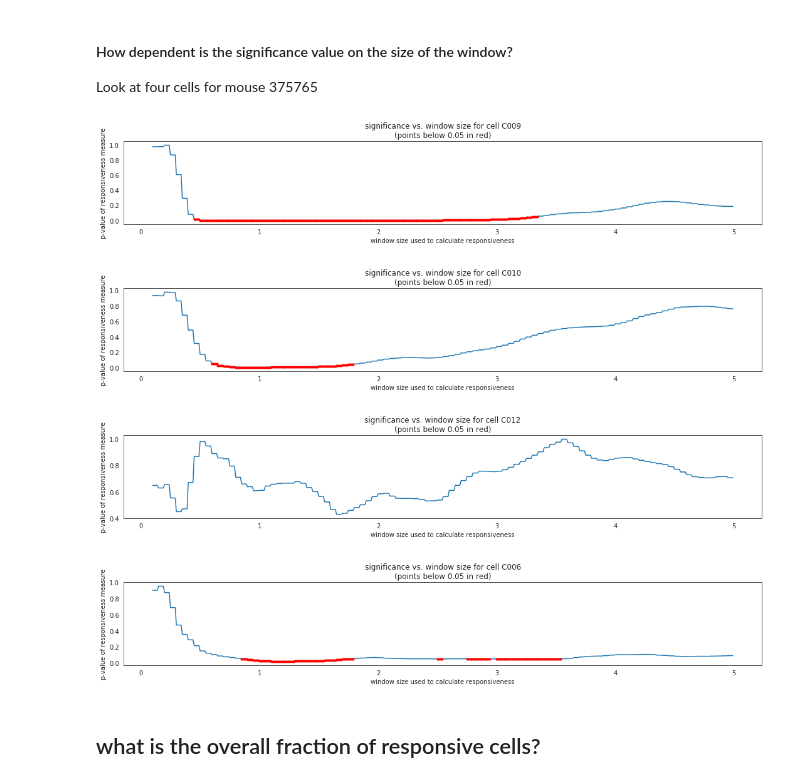
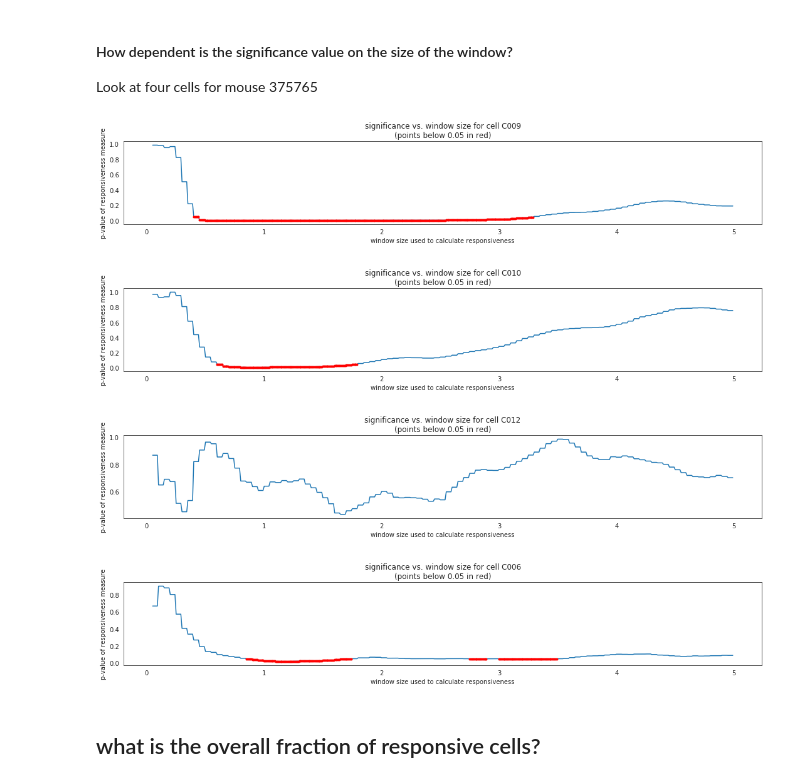
Before and after one commit to AllenInstitute/claustrum_imaging_manuscript, a Jupyter notebook: figure_2/figure_2.ipynb, the cells around one changed output. Cells and saved outputs as stored; diff of their text form; code cells hidden in the pictures.

Commit message:
updates include a good start on figure 4
Former-commit-id: dc914c46aaf008c10bde6f5afa97c00e559c6a3f

```diff
--- a/figure_2/figure_2.ipynb
+++ b/figure_2/figure_2.ipynb
@@ -384,12 +384,12 @@ Look at four cells for mouse 375765
 # %%
 mouse_id = 'M375765'
 for cell_id in ['C009','C010','C012','C006']:
-    fig,ax=helper_functions.plot_significance_vs_window_size(mouse_id,cell_id,session)
+    fig,ax=helper_functions.plot_significance_vs_window_size(mouse_id,cell_id,session,metric='mean')
 # %% [output]
-[figure, old version]
+[figure, new version]
-[figure, old version]
+[figure, new version]
-[figure, old version]
+[figure, new version]
-[figure, old version]
+[figure, new version]
 # %% [markdown]
 ## what is the overall fraction of responsive cells?
 # %%
```
Also changed, not shown: parts of 4 cells of this notebook, 4 other files.
